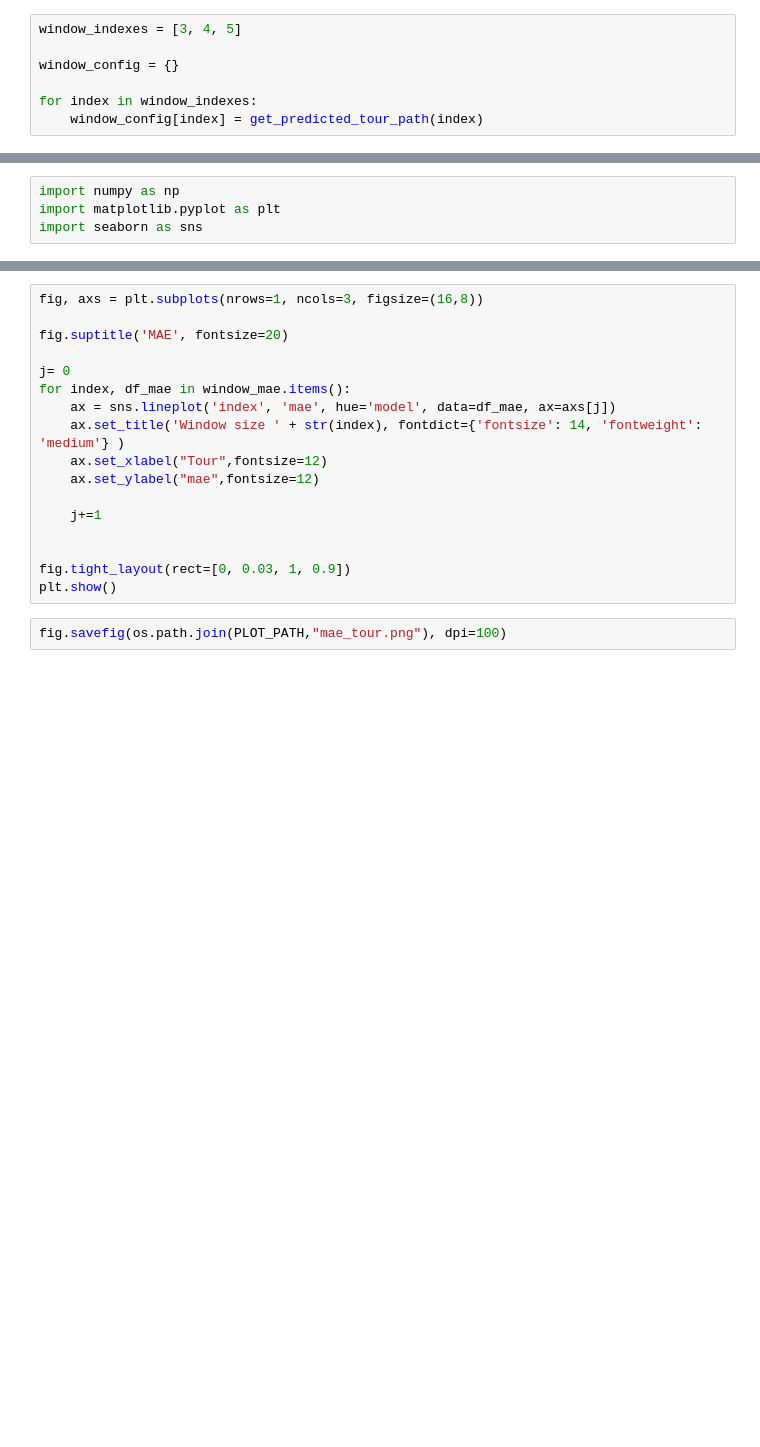
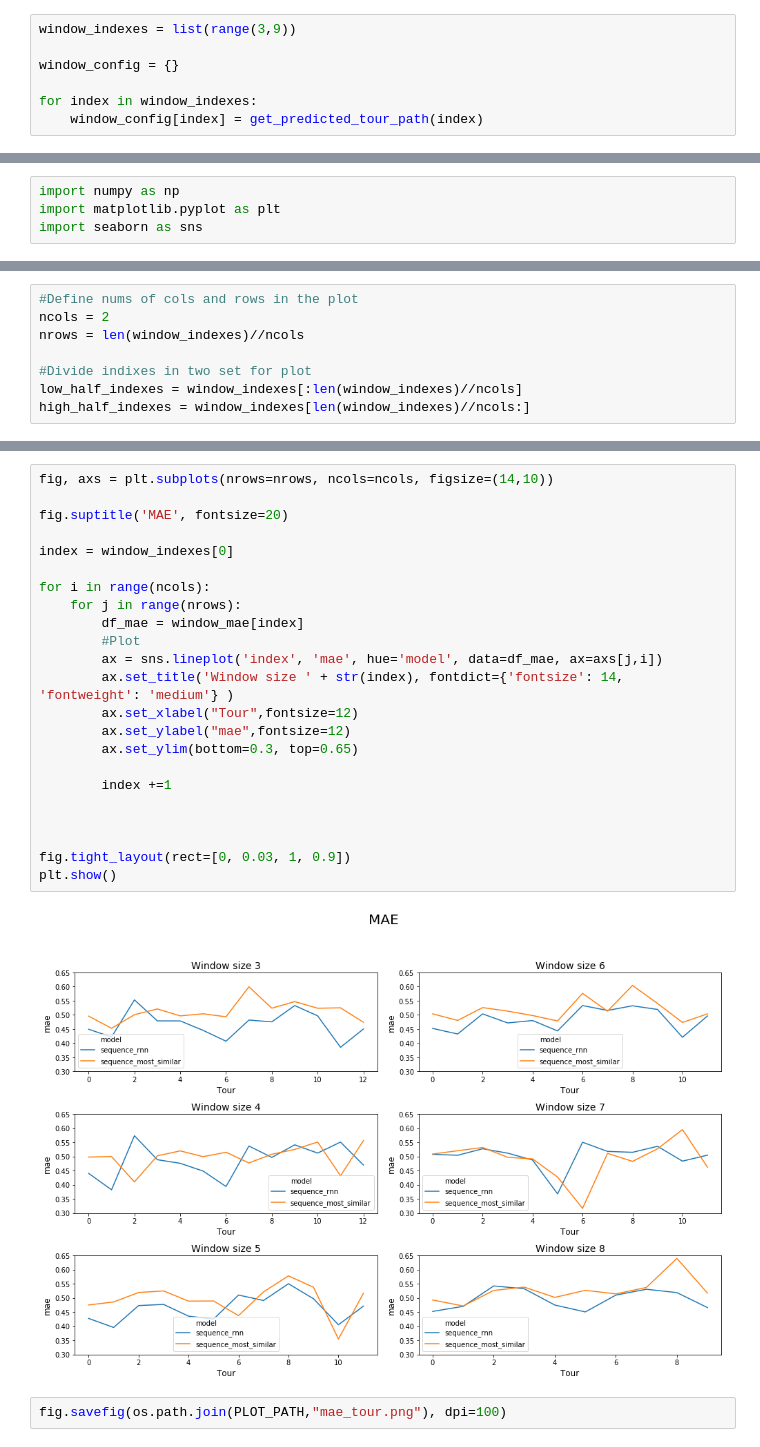
Before and after one commit to ignaciogatti/artwork-sequence-prediction, a Jupyter notebook: MAE evaluation plot.ipynb, the cells around one changed output, grey strips where cells are left out. Drawn from its saved outputs; the diff is of its cells as text; blank space fills up the shorter version.

Commit message:
Change en Plots

```diff
--- a/MAE evaluation plot.ipynb
+++ b/MAE evaluation plot.ipynb
@@ -23,7 +23,7 @@ def get_predicted_tour_path(window_index):
 
     return predicted_tour_path
 # %%
-window_indexes = [3, 4, 5]
+window_indexes = list(range(3,9))
 
 window_config = {}
 
@@ -60,0 +63,8 @@ import seaborn as sns
+# %%
+#Define nums of cols and rows in the plot
+ncols = 2
+nrows = len(window_indexes)//ncols
+
+#Divide indixes in two set for plot
+low_half_indexes = window_indexes[:len(window_indexes)//ncols]
+high_half_indexes = window_indexes[len(window_indexes)//ncols:]
@@ -61,19 +75,27 @@ import seaborn as sns
 # %%
-fig, axs = plt.subplots(nrows=1, ncols=3, figsize=(16,8))
+fig, axs = plt.subplots(nrows=nrows, ncols=ncols, figsize=(14,10))
 
 fig.suptitle('MAE', fontsize=20)
 
-j= 0
-for index, df_mae in window_mae.items():
-    ax = sns.lineplot('index', 'mae', hue='model', data=df_mae, ax=axs[j])
-    ax.set_title('Window size ' + str(index), fontdict={'fontsize': 14, 'fontweight': 'medium'} )
-    ax.set_xlabel("Tour",fontsize=12)
-    ax.set_ylabel("mae",fontsize=12)
+index = window_indexes[0]
 
-    j+=1
+for i in range(ncols):
+    for j in range(nrows):
+        df_mae = window_mae[index]
+        #Plot
+        ax = sns.lineplot('index', 'mae', hue='model', data=df_mae, ax=axs[j,i])
+        ax.set_title('Window size ' + str(index), fontdict={'fontsize': 14, 'fontweight': 'medium'} )
+        ax.set_xlabel("Tour",fontsize=12)
+        ax.set_ylabel("mae",fontsize=12)
+        ax.set_ylim(bottom=0.3, top=0.65)
+
+        index +=1
+
 
 
 fig.tight_layout(rect=[0, 0.03, 1, 0.9])
 plt.show()
+# %% [output]
+[figure, added]
 # %%
 fig.savefig(os.path.join(PLOT_PATH,"mae_tour.png"), dpi=100)
```
Also changed, not shown: parts of 7 cells of this notebook, 6 other files.
